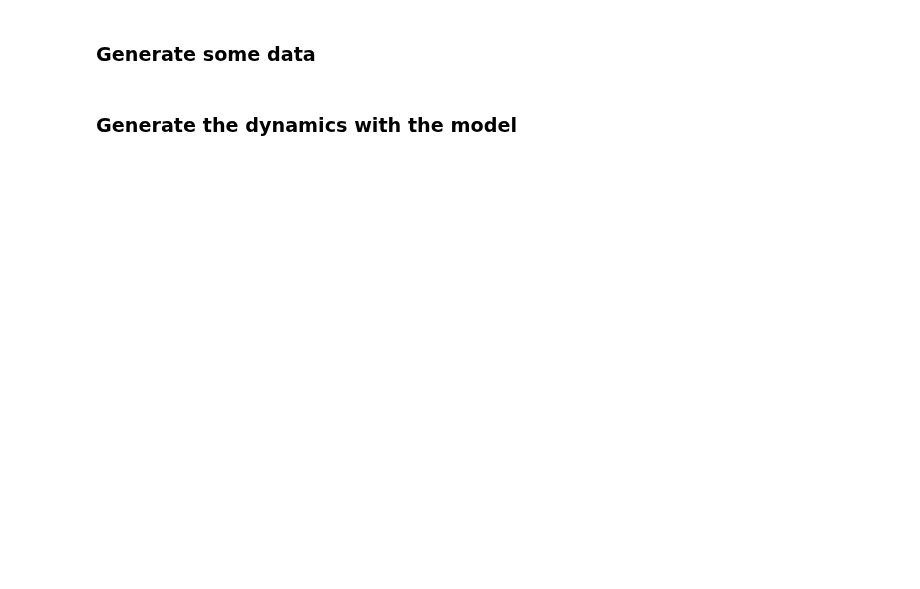
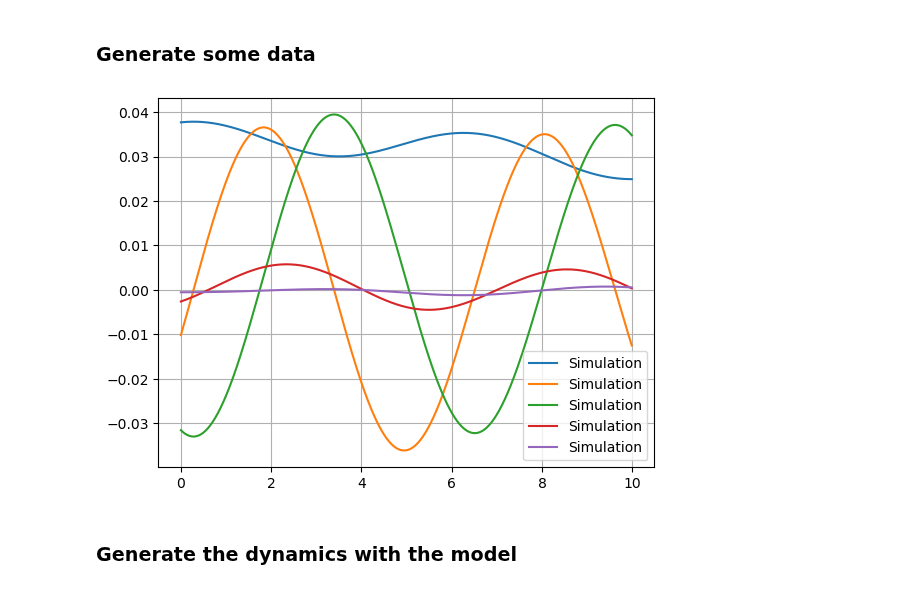
Before and after one commit to giovannicemin/master_thesis, a Jupyter notebook: project/Results.ipynb, the cells around one changed output. Cells and saved outputs as stored; diff of their text form; code cells hidden in the pictures; blank space fills up the shorter version.

```diff
--- a/project/Results.ipynb
+++ b/project/Results.ipynb
@@ -75,6 +75,17 @@ system.thermalize()
 system.evolve()
 
 results = system.return_results()
+# %%
+keys = ['I1X2', 'I1Y2', 'I1Z2', 'X1I2', 'X1X2']
+
+t = np.arange(0, 10, prms['dt'])
+
+for key in keys:
+    plt.plot(t, results[key], label='Simulation')
+plt.legend()
+plt.grid()
+# %% [output]
+[figure, added]
 # %% [markdown]
 ### Generate the dynamics with the model
 # %%
```
Also changed, not shown: parts of 4 cells of this notebook, 29 other files.
